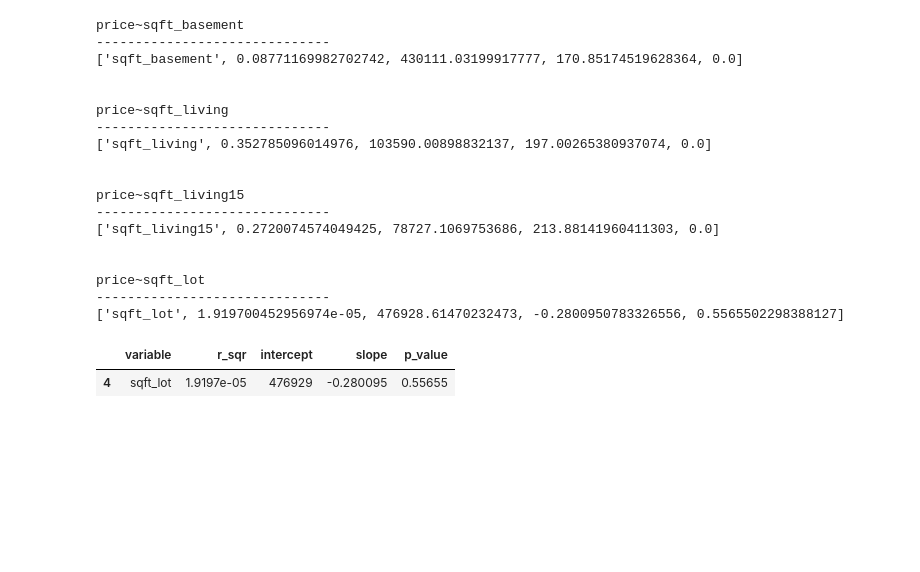
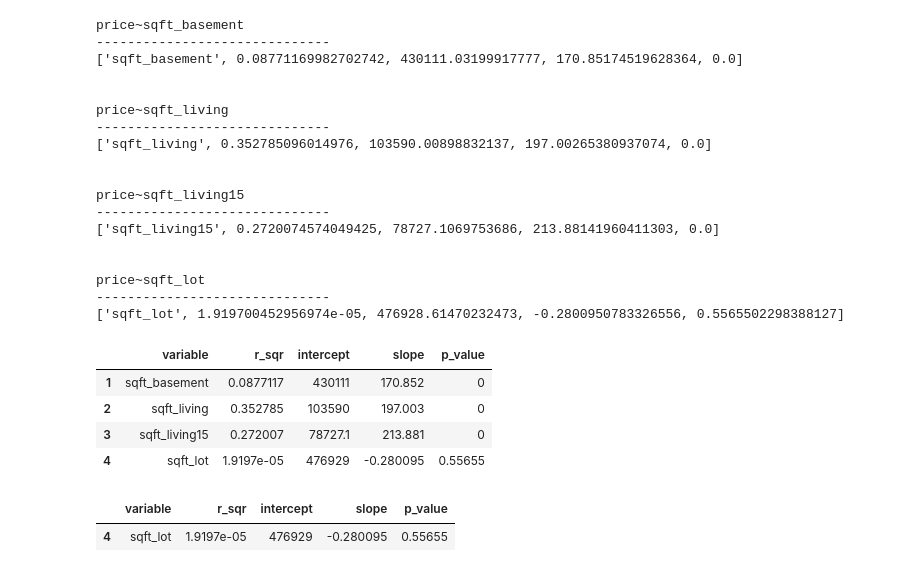
Before and after one commit to drewvpham/dsc-1-final-project-online-ds-sp-000, a Jupyter notebook: student.ipynb, the cells around one changed output. Saved outputs shown, nothing was run; the diff lists cells and outputs as text; code cells hidden in the pictures; blank space fills up the shorter version.

```diff
--- a/student.ipynb
+++ b/student.ipynb
@@ -1596,6 +1321,14 @@ price~sqft_living15
 price~sqft_lot
 ------------------------------
 ['sqft_lot', 1.919700452956974e-05, 476928.61470232473, -0.2800950783326556, 0.5565502298388127]
+# %%
+resultsdf
+# %% [output]
+|  | variable | r_sqr | intercept | slope | p_value |
+| 1 | sqft_basement | 0.0877117 | 430111 | 170.852 | 0 |
+| 2 | sqft_living | 0.352785 | 103590 | 197.003 | 0 |
+| 3 | sqft_living15 | 0.272007 | 78727.1 | 213.881 | 0 |
+| 4 | sqft_lot | 1.9197e-05 | 476929 | -0.280095 | 0.55655 |
 # %%
 #Let's view the above result in a dataframe and save to a list
 resultsdf = pd.DataFrame(results)
```
Also changed, not shown: parts of 79 cells of this notebook, 1 other file.
